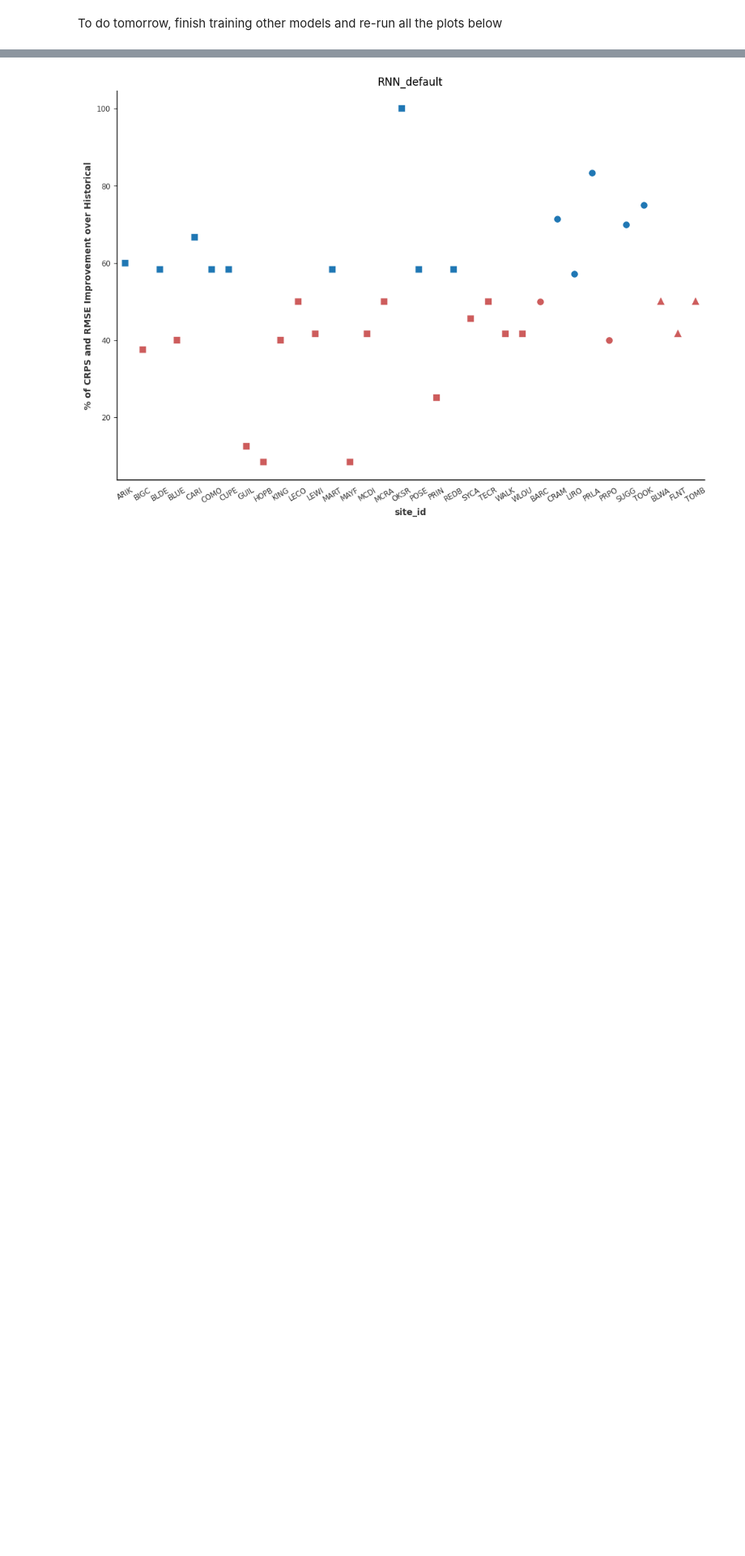
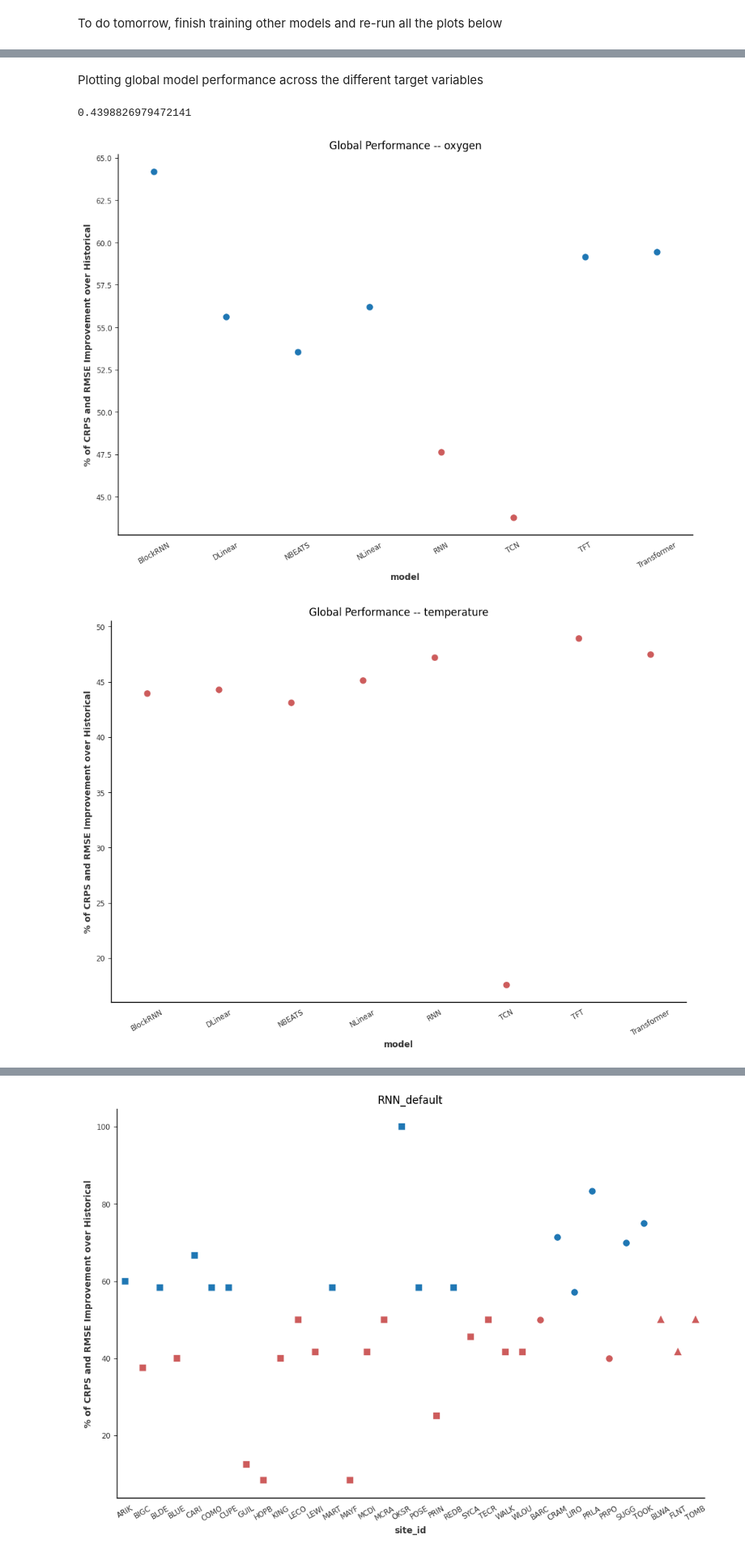
Before and after one commit to boettiger-lab/neon4cast-darts-submit, a Jupyter notebook: plotting_12_11_23.ipynb, the cells around one changed output, grey strips where cells are left out. Shown at 81% size. Cells and saved outputs as stored; diff of their text form; code cells hidden in the pictures; blank space fills up the shorter version.

Commit message:
Now have plots up for all target variables

```diff
--- a/plotting_12_11_23.ipynb
+++ b/plotting_12_11_23.ipynb
@@ -105,0 +49,9 @@ list(merged_df.field_site_subtype.unique())
+# %%
+model_names = ["RNN", "TFT", "BlockRNN", "Transformer",
+               "NLinear", "DLinear", "NBEATS", "TCN"]
+target_variables = ['oxygen', 'temperature', 'chla']
+scores_dict = {}
+for model in model_names:
+    scores_dict[model] = {}
+    for target_variable in target_variables:
+        scores_dict[model][target_variable] = score_improvement_bysite(model, targets, target_variable, suffix='default')
@@ -105,0 +60,4 @@ list(merged_df.field_site_subtype.unique())
+# %%
+for model in model_names:
+    for target_variable in target_variables:
+        scores_dict[model][target_variable].to_csv(f'scores/{model}_{target_variable}.csv', index=False)
@@ -105,0 +66,25 @@ list(merged_df.field_site_subtype.unique())
+# %%
+scores_dict = {}
+model_names = ["RNN", "TFT", "BlockRNN", "Transformer",
+               "NLinear", "DLinear", "NBEATS", "TCN"]
+target_variables = ['oxygen', 'temperature', 'chla']
+
+for model in model_names:
+    scores_dict[model] = {}
+    for target_variable in target_variables:
+        scores_dict[model][target_variable] = pd.read_csv(f'scores/{model}_{target_variable}.csv')
+# %% [markdown]
+Plotting global model performance across the different target variables
+# %%
+global_dfs['temperature'].loc[global_dfs['temperature'].model == "BlockRNN"].combined_improvement.mean()
+# %% [output]
+0.4398826979472141
+# %%
+global_dfs = {}
+
+for target_variable in target_variables:
+    global_dfs[target_variable] = pd.concat([scores_dict[model][target_variable] for model in model_names])
+    plot_global_percentages(global_dfs[target_variable], f'Global Performance -- {target_variable}')
+# %% [output]
+[figure, added]
+[figure, added]
```
Also changed, not shown: parts of 29 cells of this notebook.
